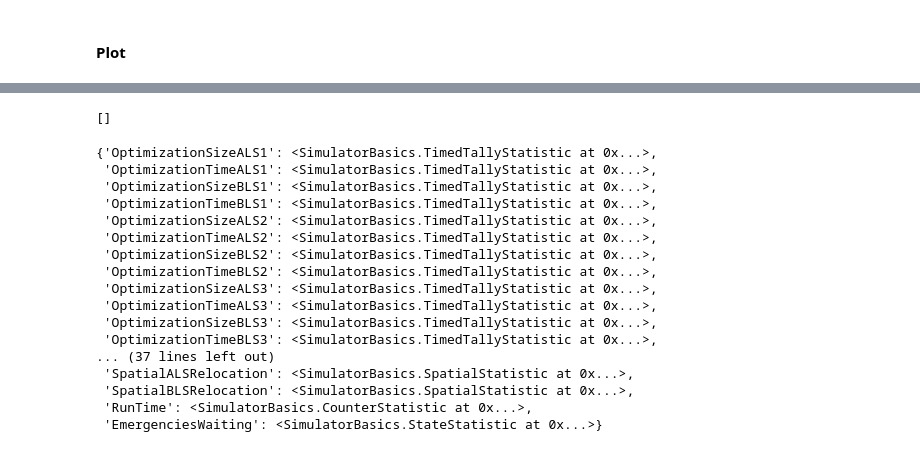
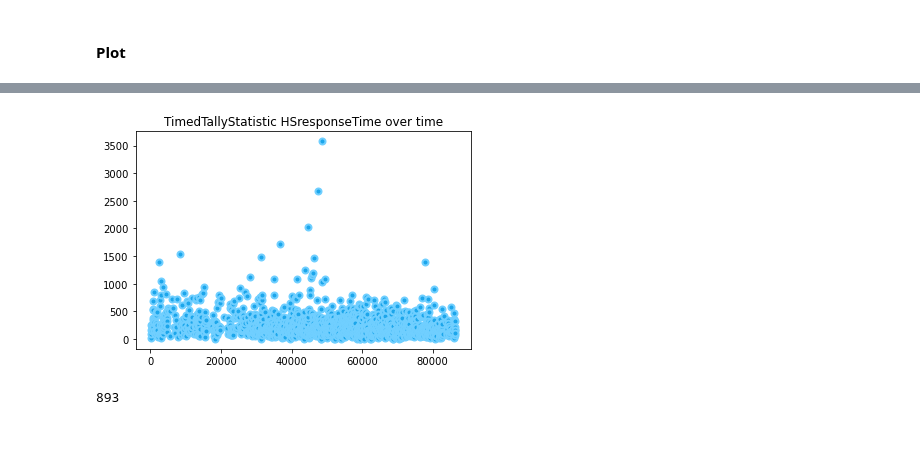
Before and after one commit to yamilbknsu/ems-ny-data, a Jupyter notebook: StatisticsDisplay3.ipynb, the cells around one changed output, grey strips where cells are left out. Drawn from its saved outputs; the diff is of its cells as text; code cells hidden in the pictures.

```diff
--- a/StatisticsDisplay3.ipynb
+++ b/StatisticsDisplay3.ipynb
@@ -261,24 +276,12 @@ data_df.groupby(['Model', 'Vehicle Availability']).mean()
 # %%
-[(s[4] - s[3], s) for s in statistics[2] if s[4] - s[3] > 5000]
+with open(name.format('SBRDANew'), 'rb') as f:
+#with open('test5.pickle', 'rb') as f:
+    statistics = pickle.load(f)
+statistics[0]['HSresponseTime'].visualize()
+len(statistics[0]['UberCalls'].data)
+#L = [(s[4] - s[3], s) for s in statistics[2] if s[4] - s[3] > 5000]
+#L.sort(key=lambda x: x[1][3])
+#L
 # %% [output]
+[figure, added]
-[]
+893
-# %%
-statistics[0]
-# %% [output]
-{'OptimizationSizeALS1': <SimulatorBasics.TimedTallyStatistic at 0x...>,
- 'OptimizationTimeALS1': <SimulatorBasics.TimedTallyStatistic at 0x...>,
- 'OptimizationSizeBLS1': <SimulatorBasics.TimedTallyStatistic at 0x...>,
- 'OptimizationTimeBLS1': <SimulatorBasics.TimedTallyStatistic at 0x...>,
- 'OptimizationSizeALS2': <SimulatorBasics.TimedTallyStatistic at 0x...>,
- 'OptimizationTimeALS2': <SimulatorBasics.TimedTallyStatistic at 0x...>,
- 'OptimizationSizeBLS2': <SimulatorBasics.TimedTallyStatistic at 0x...>,
- 'OptimizationTimeBLS2': <SimulatorBasics.TimedTallyStatistic at 0x...>,
- 'OptimizationSizeALS3': <SimulatorBasics.TimedTallyStatistic at 0x...>,
- 'OptimizationTimeALS3': <SimulatorBasics.TimedTallyStatistic at 0x...>,
- 'OptimizationSizeBLS3': <SimulatorBasics.TimedTallyStatistic at 0x...>,
- 'OptimizationTimeBLS3': <SimulatorBasics.TimedTallyStatistic at 0x...>,
-... (37 lines left out)
- 'SpatialALSRelocation': <SimulatorBasics.SpatialStatistic at 0x...>,
- 'SpatialBLSRelocation': <SimulatorBasics.SpatialStatistic at 0x...>,
- 'RunTime': <SimulatorBasics.CounterStatistic at 0x...>,
- 'EmergenciesWaiting': <SimulatorBasics.StateStatistic at 0x...>}
```
Also changed, not shown: parts of 10 cells of this notebook, 4 other files.
